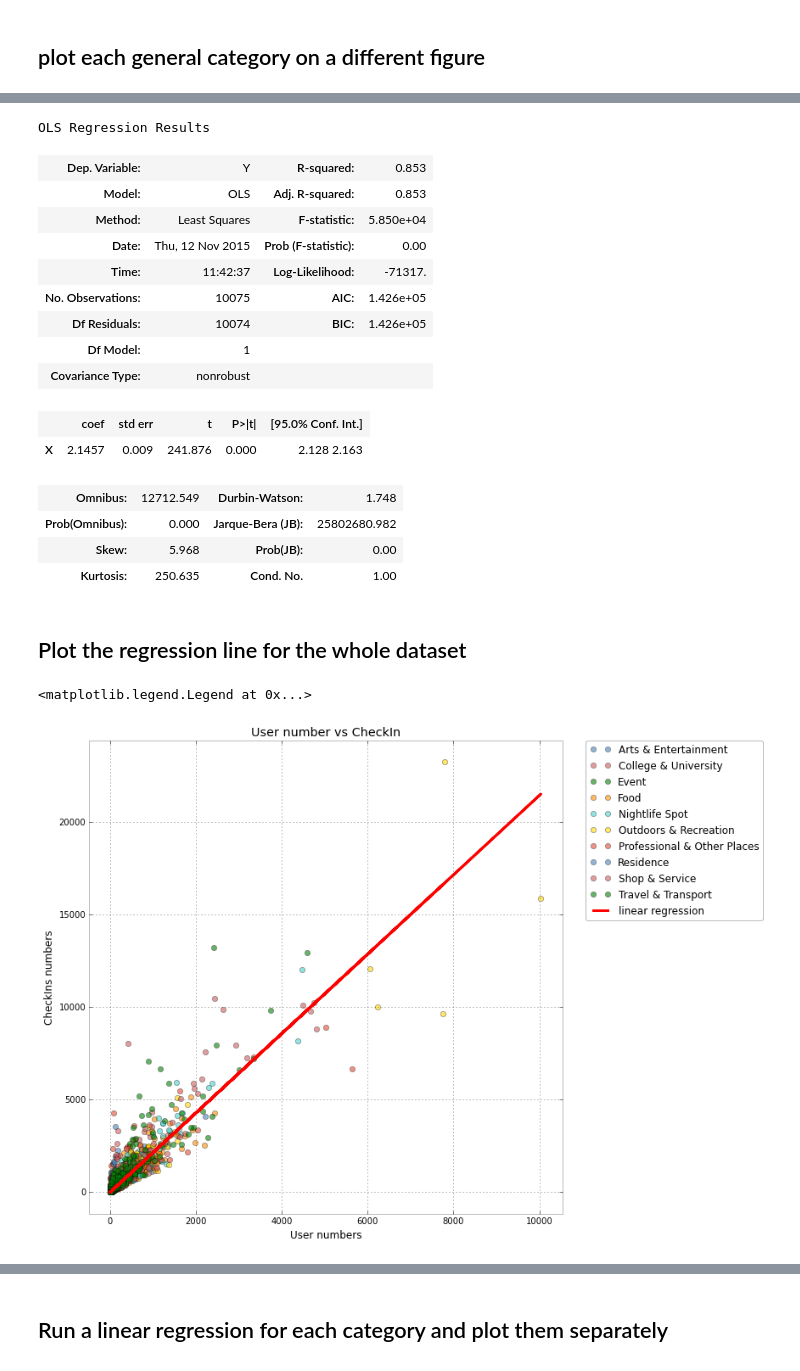
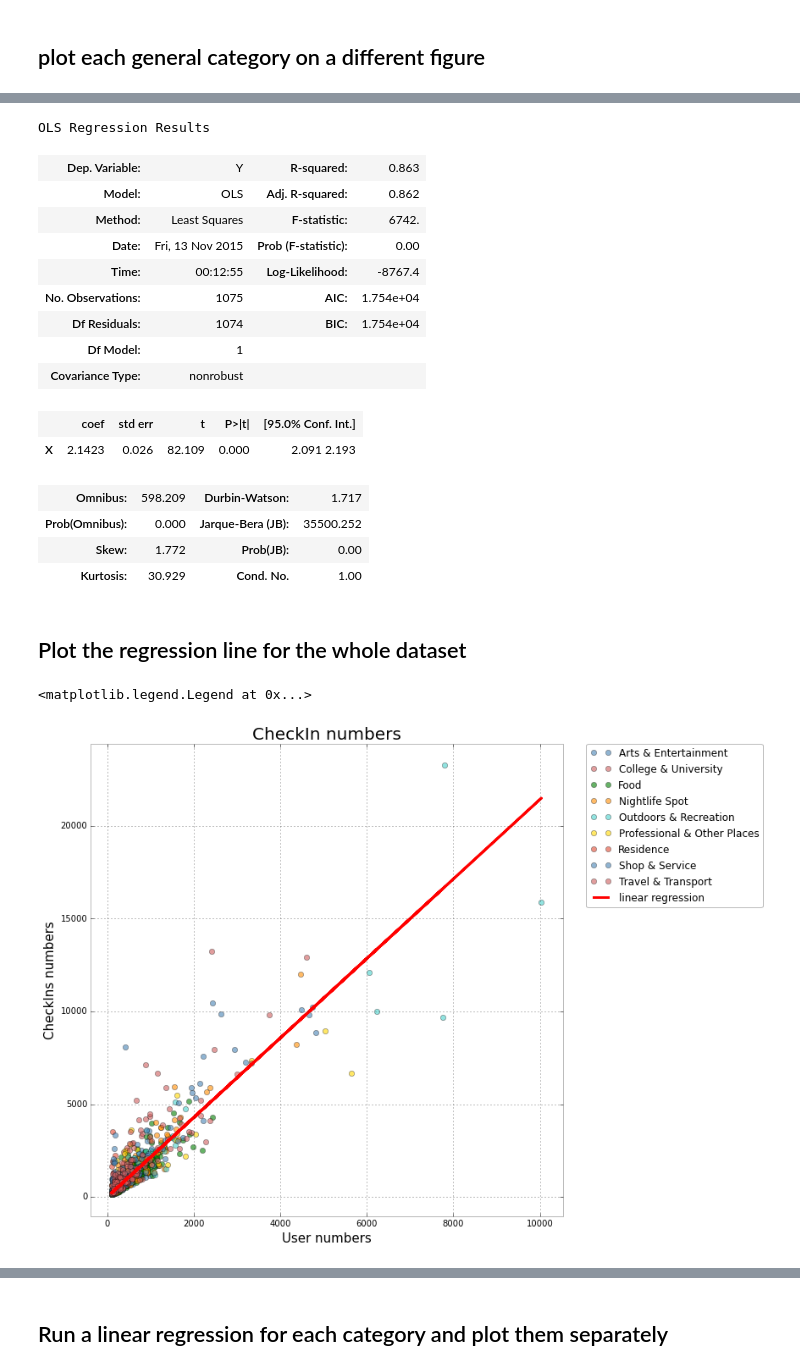
Before and after one commit to Elixeus/ads_project_shared_code, a Jupyter notebook: analysis.ipynb, the cells around one changed output, grey strips where cells are left out. Saved outputs shown, nothing was run; the diff lists cells and outputs as text; code cells hidden in the pictures.

```diff
--- a/analysis.ipynb
+++ b/analysis.ipynb
@@ -136,2 +175,12 @@ ax.legend()
 # %% [markdown]
 ## plot each general category on a different figure
+# %%
+np.random.seed(2015)
+# create a 10 * 10 figure
+fig1  = plt.figure(figsize=(10,10))
+for name, group in groups:
+    group.plot(x = 'users', y = 'checkIns',
+               kind = 'scatter',color = np.random.rand(3),
+               label = name,
+               title = 'checkIn number %s' %name,
+               fontsize = 10)
@@ -140,9 +202,10 @@ np.random.seed(2015)
 # create a 10 * 10 figure
 fig1= plt.figure(figsize=(10,10))
 for name, group in groups:
-    group.plot(x='users', y='checkIns',
-               kind='scatter',color=np.random.rand(3),
-               label=name, title='checkIn number of each category',
-               fontsize=10)
+    group.plot(x = 'users', y = 'checkIns',
+               kind = 'scatter',color = np.random.rand(3),
+               label = name, loglog = True,
+               title = 'checkIn number of each category',
+               fontsize = 10)
 # %% [output]
 <matplotlib.figure.Figure at 0x...>
@@ -159,9 +220,0 @@ for name, group in groups:
-# %%
-np.random.seed(2015)
-# create a 10 * 10 figure
-fig1= plt.figure(figsize=(10,10))
-for name, group in groups:
-    group.plot(x='users', y='checkIns',
-               kind='scatter',color=np.random.rand(3),
-               label=name, title='checkIn number of each category',
-               fontsize=10)
@@ -180,43 +221,45 @@ for name, group in groups:
 # %%
 # run a linear regression (without intercept) for the data
-lm = smf.ols(formula='Y ~ X - 1', data={'Y':data2.checkIns, 'X':data2.users}).fit()
+lm = smf.ols(formula='Y ~ X - 1',
+             data={'Y':data3.checkIns,
+                   'X':data3.users}).fit()
 lm.summary()
 # %% [output]
 OLS Regression Results
-| Dep. Variable: | Y | R-squared: | 0.853 |
-| Model: | OLS | Adj. R-squared: | 0.853 |
-| Method: | Least Squares | F-statistic: | 5.850e+04 |
-| Date: | Thu, 12 Nov 2015 | Prob (F-statistic): | 0.00 |
-| Time: | 11:42:37 | Log-Likelihood: | -71317. |
-| No. Observations: | 10075 | AIC: | 1.426e+05 |
-| Df Residuals: | 10074 | BIC: | 1.426e+05 |
+| Dep. Variable: | Y | R-squared: | 0.863 |
+| Model: | OLS | Adj. R-squared: | 0.862 |
+| Method: | Least Squares | F-statistic: | 6742. |
+| Date: | Fri, 13 Nov 2015 | Prob (F-statistic): | 0.00 |
+| Time: | 00:12:55 | Log-Likelihood: | -8767.4 |
+| No. Observations: | 1075 | AIC: | 1.754e+04 |
+| Df Residuals: | 1074 | BIC: | 1.754e+04 |
 | Df Model: | 1 |  |  |
 | Covariance Type: | nonrobust |  |  |
 |  | coef | std err | t | P>|t| | [95.0% Conf. Int.] |
-| X | 2.1457 | 0.009 | 241.876 | 0.000 | 2.128 2.163 |
+| X | 2.1423 | 0.026 | 82.109 | 0.000 | 2.091 2.193 |
-| Omnibus: | 12712.549 | Durbin-Watson: | 1.748 |
-| Prob(Omnibus): | 0.000 | Jarque-Bera (JB): | 25802680.982 |
-| Skew: | 5.968 | Prob(JB): | 0.00 |
-| Kurtosis: | 250.635 | Cond. No. | 1.00 |
+| Omnibus: | 598.209 | Durbin-Watson: | 1.717 |
+| Prob(Omnibus): | 0.000 | Jarque-Bera (JB): | 35500.252 |
+| Skew: | 1.772 | Prob(JB): | 0.00 |
+| Kurtosis: | 30.929 | Cond. No. | 1.00 |
 # %% [markdown]
 ## Plot the regression line for the whole dataset
 # %%
 # group the data by general category
-groups = data2.groupby('genCategory')
+groups = data3.groupby('genCategory')
 # create a 10 * 10 figure
 fig, ax = plt.subplots(figsize=(10,10))
 # add 5% padding to the autoscaling
 ax.margins(0.05)
 # plot all the general categories
 for name, group in groups:
     ax.plot(group.users, group.checkIns, marker='o',
             linestyle='', ms=6, alpha=.6, label=name )
-plt.plot(data2.users, lm.predict(), color='r', lw=3, label='linear regression')
-ax.set_xlabel('User numbers')
-ax.set_ylabel('CheckIns numbers')
-ax.set_title('User number vs CheckIn')
+plt.plot(data3.users, lm.predict(), color='r', lw=3, label='linear regression')
+ax.set_xlabel('User numbers', fontsize = 15)
+ax.set_ylabel('CheckIns numbers', fontsize = 15)
+ax.set_title('CheckIn numbers', fontsize = 20)
 ax.legend(bbox_to_anchor=(1.05, 1), loc=2, borderaxespad=0.)
 #ax.legend(numpoints=1)
 # %% [output]
 <matplotlib.legend.Legend at 0x...>
-[figure, old version]
+[figure, new version]
```
Also changed, not shown: parts of 39 cells of this notebook.
